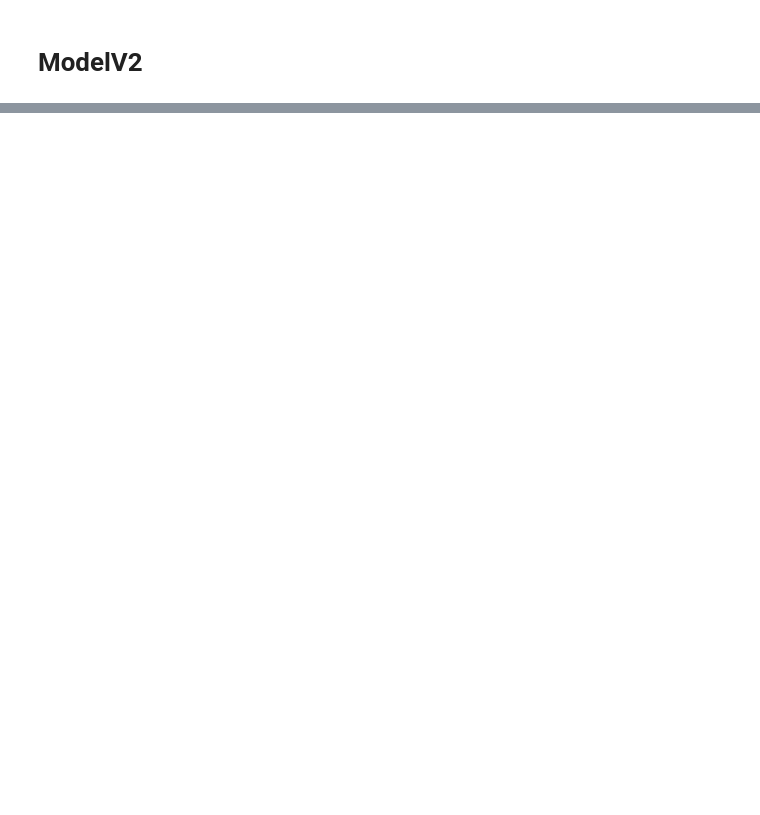
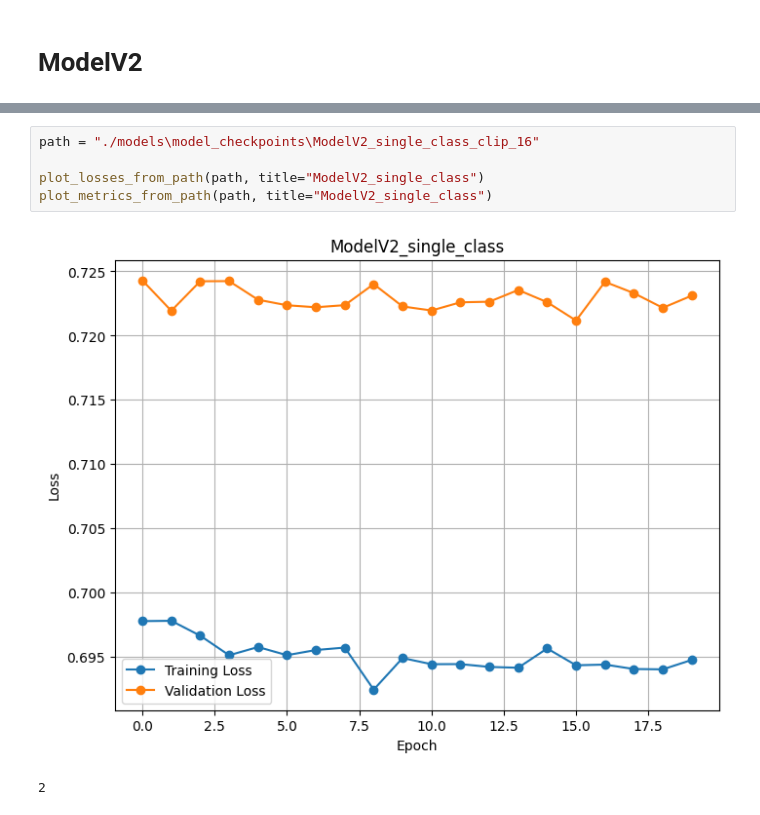
Before and after one commit to MattiaBarbiere/Deep_Learning_against_hate_speech, a Jupyter notebook: DL_vs_HateSpeech/loss.ipynb, the cells around one changed output, grey strips where cells are left out. Saved outputs shown, nothing was run; the diff lists cells and outputs as text; blank space fills up the shorter version.

```diff
--- a/DL_vs_HateSpeech/loss.ipynb
+++ b/DL_vs_HateSpeech/loss.ipynb
@@ -153,0 +193,8 @@ plot_metrics_from_path(path, title="ModelV2_single_class")
+# %%
+path = "./models\model_checkpoints\ModelV2_single_class_clip_16"
+
+plot_losses_from_path(path, title="ModelV2_single_class")
+plot_metrics_from_path(path, title="ModelV2_single_class")
+# %% [output]
+[figure, added]
+2
```
Also changed, not shown: parts of 14 cells of this notebook, 8 other files.
